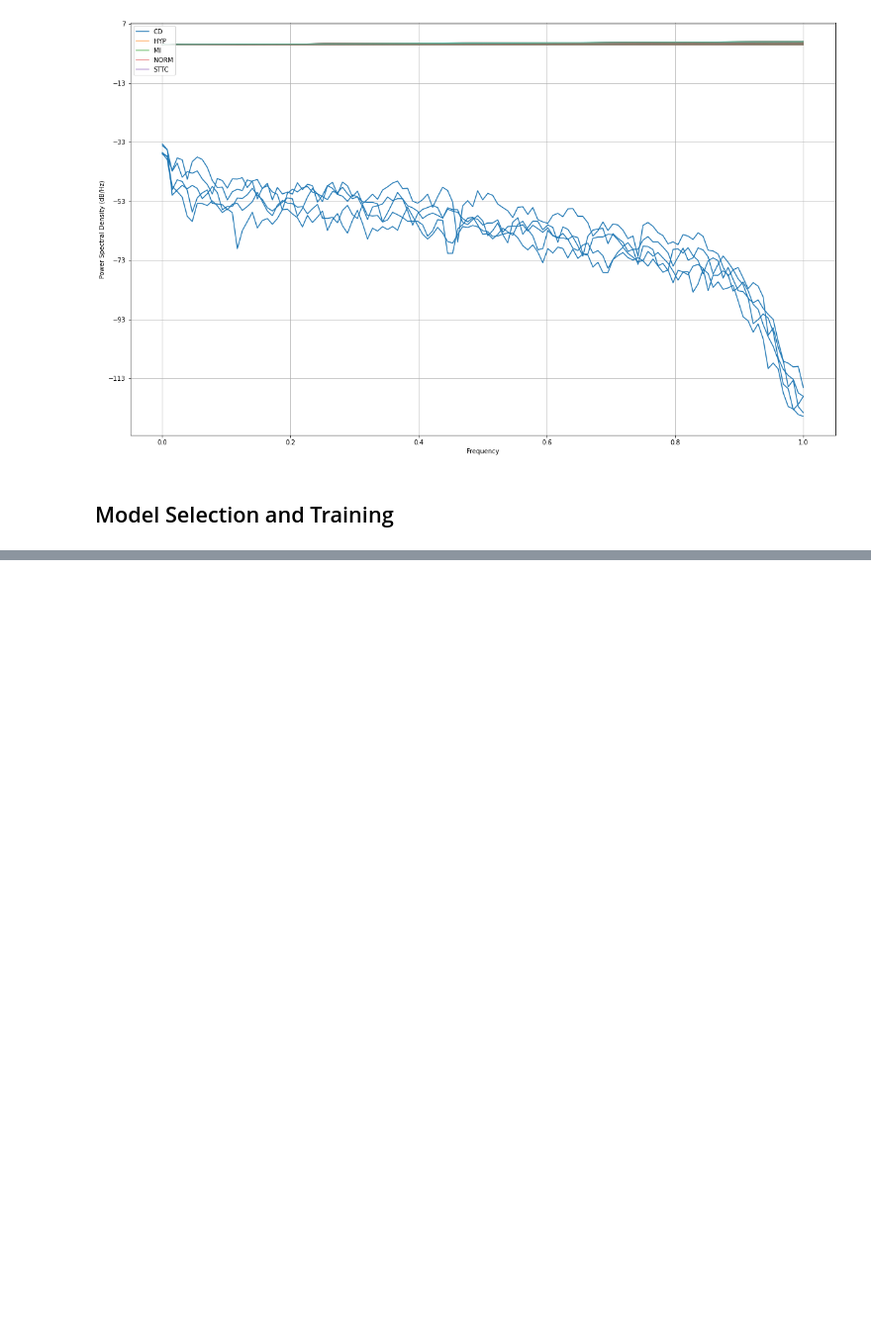
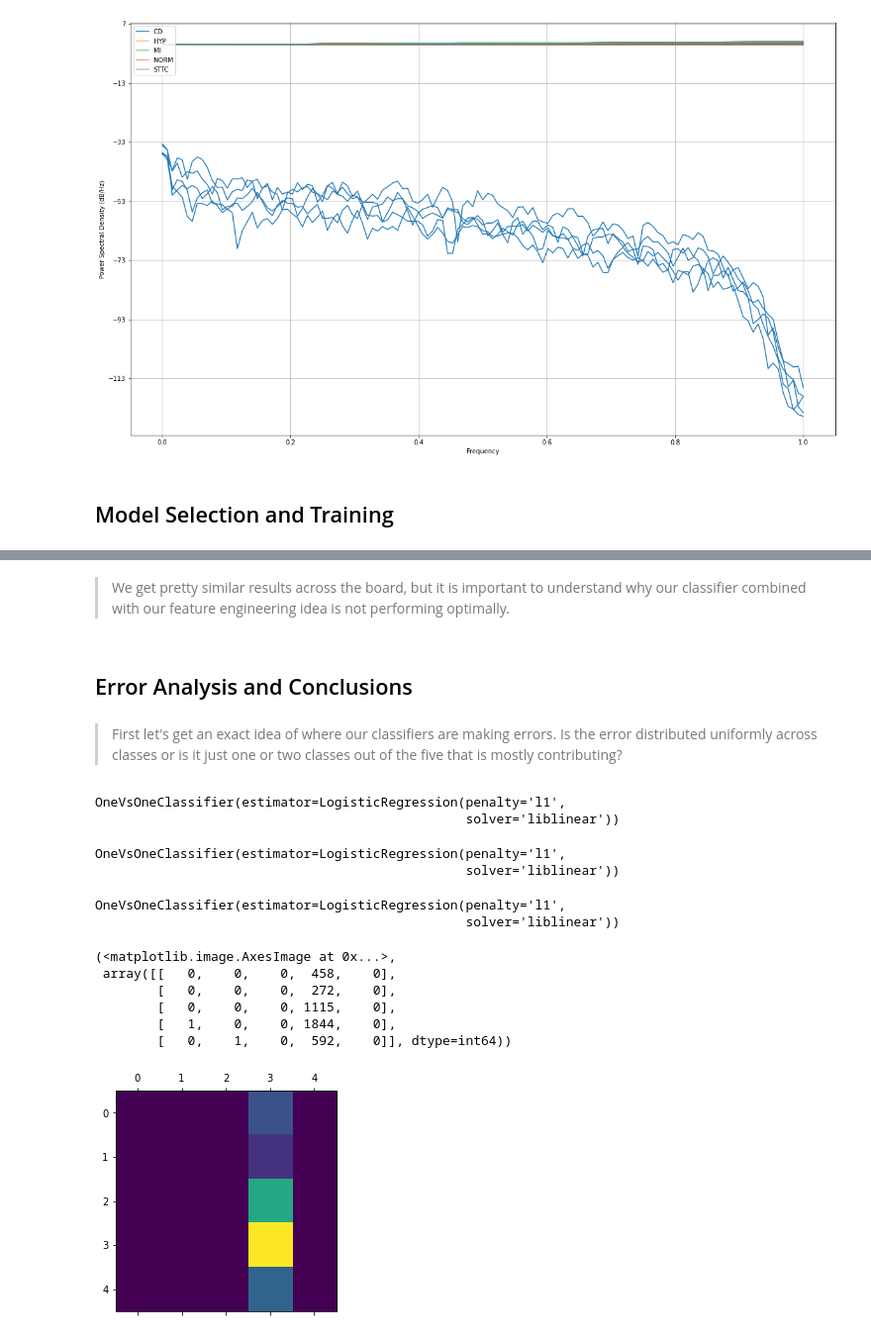
Before and after one commit to COGS118A/Group041-Wi23, a Jupyter notebook: 118A Final project.ipynb, the cells around one changed output, grey strips where cells are left out. Shown at 99% size. Cells and saved outputs as stored; diff of their text form; code cells hidden in the pictures; blank space fills up the shorter version.

```diff
--- a/118A Final project.ipynb
+++ b/118A Final project.ipynb
@@ -439,0 +458,2 @@ mean_waveforms_reduced.shape
+# %%
+clf.fit(X_train_fft,y_train_fft);
@@ -439,0 +536,6 @@ mean_waveforms_reduced.shape
+# %% [markdown]
+> We get pretty similar results across the board, but it is important to understand why our classifier combined with our feature engineering idea is not performing optimally.
+# %% [markdown]
+## Error Analysis and Conclusions
+# %% [markdown]
+> First let's get an exact idea of where our classifiers are making errors. Is the error distributed uniformly across classes or is it just one or two classes out of the five that is mostly contributing?
@@ -439,0 +544,33 @@ mean_waveforms_reduced.shape
+# %%
+optimal_model_fft = OneVsOneClassifier(LogisticRegression(penalty='l1',solver='liblinear')) #C = 1 by default
+optimal_model_psd = OneVsOneClassifier(LogisticRegression(penalty='l1',solver='liblinear'))
+optimal_model_ar = OneVsOneClassifier(LogisticRegression(penalty='l1',solver='liblinear'))
+# %%
+optimal_model_fft.fit(X_train_fft,y_train_fft)
+# %% [output]
+OneVsOneClassifier(estimator=LogisticRegression(penalty='l1',
+                                                solver='liblinear'))
+# %%
+optimal_model_psd.fit(X_train_psd,y_train_psd)
+# %% [output]
+OneVsOneClassifier(estimator=LogisticRegression(penalty='l1',
+                                                solver='liblinear'))
+# %%
+optimal_model_ar.fit(X_train_ar,y_train_ar)
+# %% [output]
+OneVsOneClassifier(estimator=LogisticRegression(penalty='l1',
+                                                solver='liblinear'))
+# %%
+y_pred_fft = optimal_model_fft.predict(X_test_fft)
+y_pred_psd = optimal_model_psd.predict(X_test_psd)
+y_pred_ar = optimal_model_ar.predict(X_test_ar)
+# %%
+plt.matshow(confusion_matrix(y_test_fft,y_pred_fft)),confusion_matrix(y_test_fft,y_pred_fft)
+# %% [output]
+(<matplotlib.image.AxesImage at 0x...>,
+ array([[   0,    0,    0,  458,    0],
+        [   0,    0,    0,  272,    0],
+        [   0,    0,    0, 1115,    0],
+        [   1,    0,    0, 1844,    0],
+        [   0,    1,    0,  592,    0]], dtype=int64))
+[figure, added]
```
Also changed, not shown: parts of 60 cells of this notebook.
